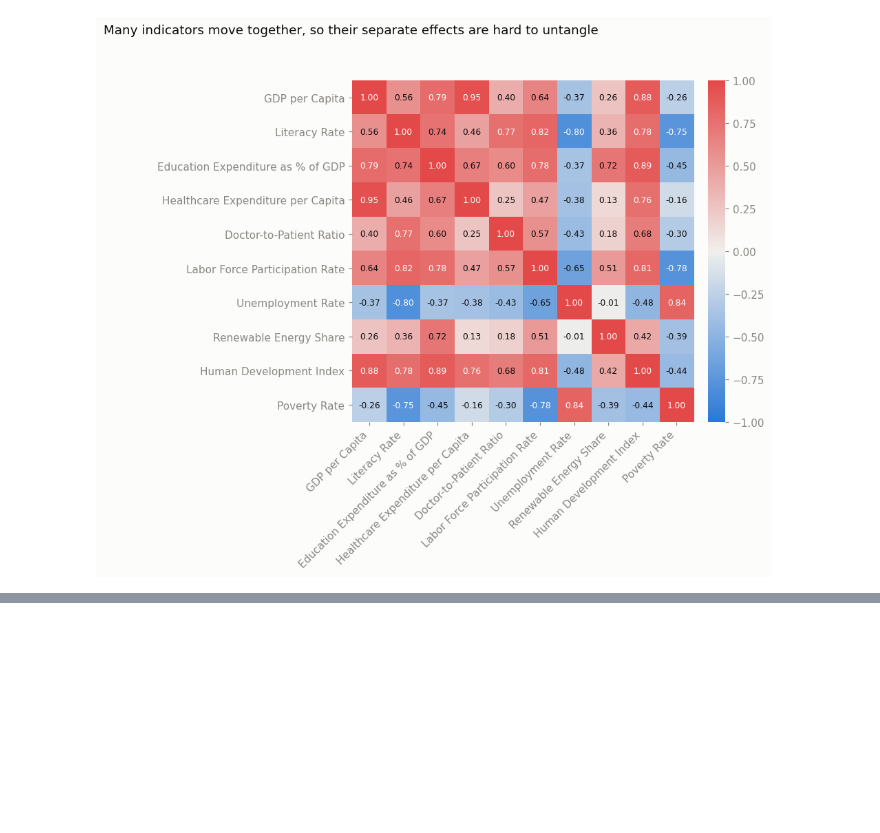
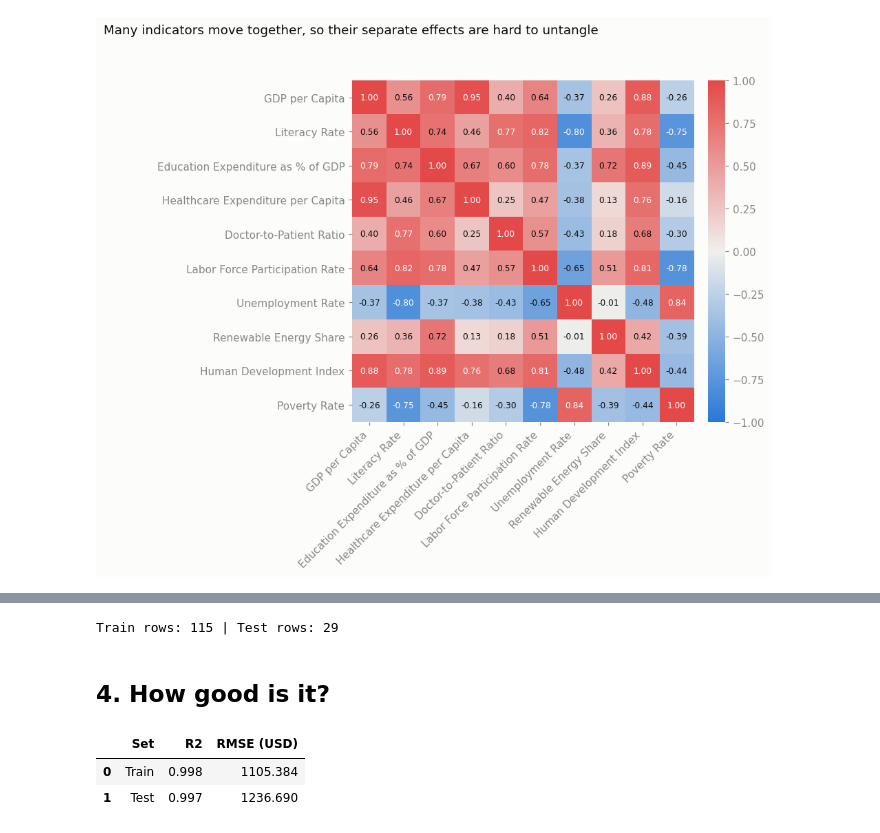
Before and after one commit to aaronawsg/capstone, a Jupyter notebook: Capstone_Economics_Analysis.ipynb, the cells around one changed output, grey strips where cells are left out. Drawn from its saved outputs; the diff is of its cells as text; code cells hidden in the pictures; blank space fills up the shorter version.

```diff
--- a/Capstone_Economics_Analysis.ipynb
+++ b/Capstone_Economics_Analysis.ipynb
@@ -515,0 +518,26 @@ ValueError: could not convert string to float: 'Russia'
+# %%
+X_train, X_test, y_train, y_test = train_test_split(
+    X, y, test_size=0.2, random_state=42, stratify=df['Country'])
+
+model = Pipeline([('prep', preprocess), ('lr', LinearRegression())])
+model.fit(X_train, y_train)
+
+pred_train = model.predict(X_train)
+pred_test = model.predict(X_test)
+print(f'Train rows: {len(X_train)} | Test rows: {len(X_test)}')
+# %% [output]
+Train rows: 115 | Test rows: 29
+# %% [markdown]
+## 4. How good is it?
+# %%
+def report(name, actual, pred):
+    return {'Set': name,
+            'R2': r2_score(actual, pred),
+            'RMSE (USD)': mean_squared_error(actual, pred) ** 0.5}
+
+results = pd.DataFrame([report('Train', y_train, pred_train), report('Test', y_test, pred_test)])
+results.round(3)
+# %% [output]
+|  | Set | R2 | RMSE (USD) |
+| 0 | Train | 0.998 | 1105.384 |
+| 1 | Test | 0.997 | 1236.690 |
```
Also changed, not shown: parts of 16 cells of this notebook.
